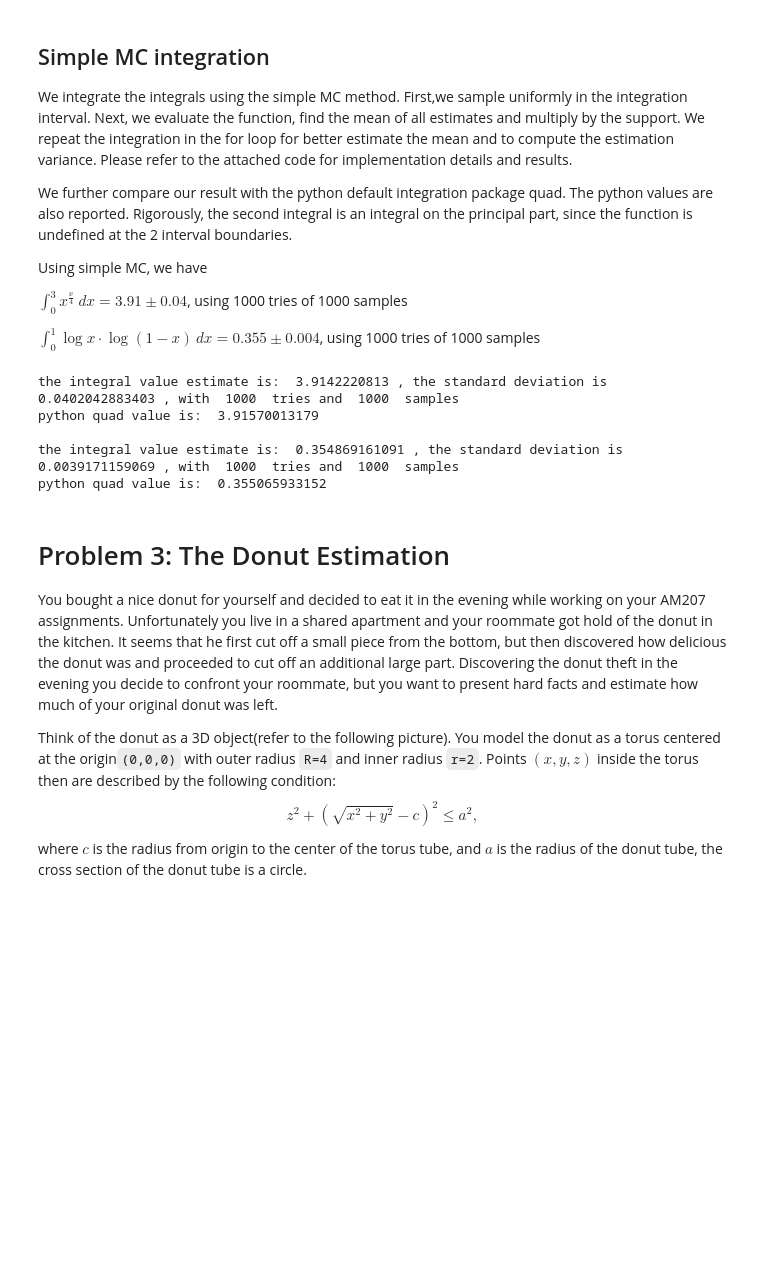
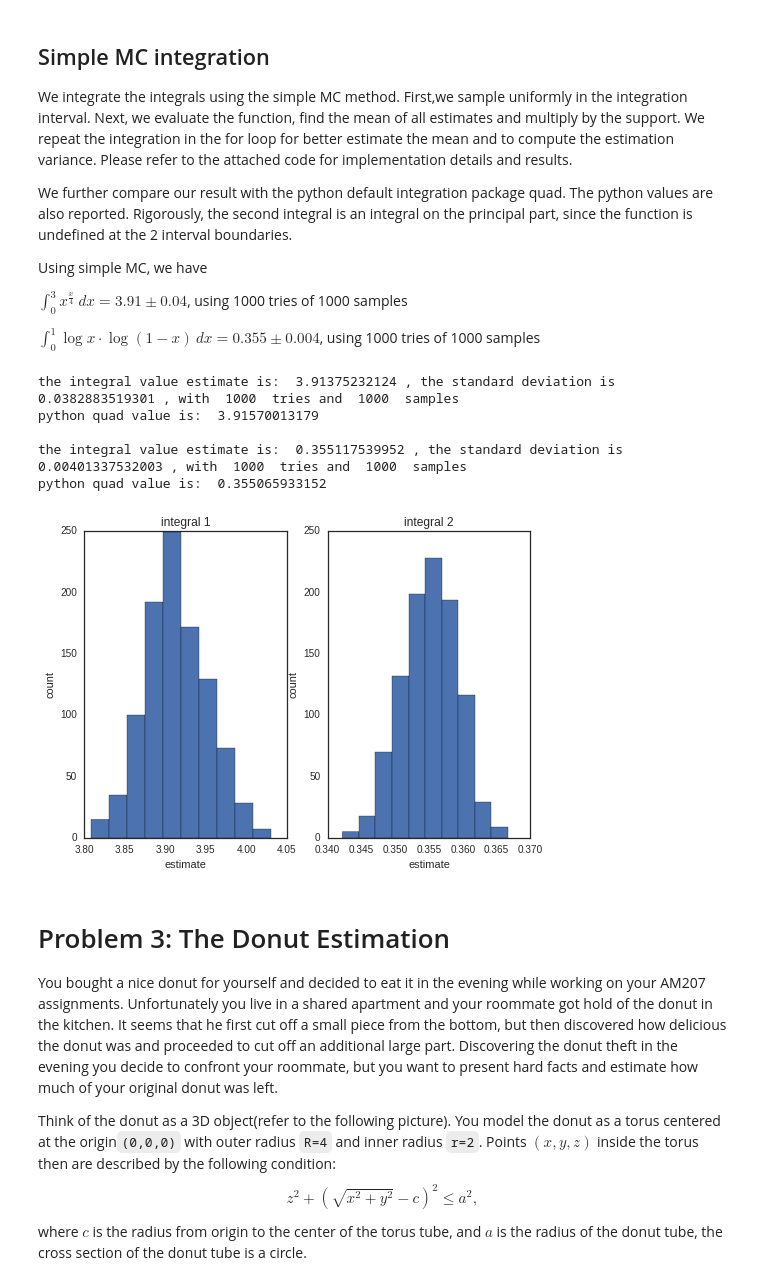
Before and after one commit to kevinchen1000/2016, a Jupyter notebook: Homework/AM207_yufengkevinchen_HW1.ipynb, the cells around one changed output. Drawn from its saved outputs; the diff is of its cells as text; code cells hidden in the pictures; blank space fills up the shorter version.

```diff
--- a/Homework/AM207_yufengkevinchen_HW1.ipynb
+++ b/Homework/AM207_yufengkevinchen_HW1.ipynb
@@ -246,7 +246,7 @@ def estimate_integral_MC(function_to_integrate, lower_bound, upper_bound, number
     std_value = np.std(results)
 
     #return solution
-    return mean_value, std_value
+    return mean_value, std_value,results
 
 #test cases
 def f(x):
@@ -255,37 +255,48 @@ def f(x):
 #homework case 1
 def g(x):
     return x**(x/4)
 
 #homework case 2
 def h(x):
     return np.log(x) * np.log(1-x)
 
 if __name__ == '__main__':
     #define number of tries and number of samples
     number_of_samples = 1000
     number_of_tries = 1000
 
     #mean,std = estimate_integral_MC(f, 2, 3, number_of_samples, number_of_tries)
 
     #case 1:
-    mean,std = estimate_integral_MC(g, 0, 3, number_of_samples, number_of_tries)
+    mean,std,results1 = estimate_integral_MC(g, 0, 3, number_of_samples, number_of_tries)
     true_val = integrate.quad(g,0,3)
     print "the integral value estimate is: ", mean, ", the standard deviation is ", std, ", with ", number_of_tries, \
           " tries and ", number_of_samples, " samples"
     print "python quad value is: ", true_val[0], "\n"
+    plt.subplot(1,2,1)
+    plt.title('integral 1')
+    plt.hist(results1,bins=10)
+    plt.xlabel('estimate')
+    plt.ylabel('count')
 
     #case 2:
-    mean,std = estimate_integral_MC(h, 0, 1, number_of_samples, number_of_tries)
+    mean,std,results2 = estimate_integral_MC(h, 0, 1, number_of_samples, number_of_tries)
     true_val = integrate.quad(h,0,1)
     print "the integral value estimate is: ", mean, ", the standard deviation is ", std, ", with ", number_of_tries, \
           " tries and ", number_of_samples, " samples"
     print "python quad value is: ", true_val[0], "\n"
+    plt.subplot(1,2,2)
+    plt.title('integral 2')
+    plt.hist(results2,bins=10)
+    plt.xlabel('estimate')
+    plt.ylabel('count')
 # %% [output]
-the integral value estimate is:  3.9142220813 , the standard deviation is  0.0402042883403 , with  1000  tries and  1000  samples
+the integral value estimate is:  3.91375232124 , the standard deviation is  0.0382883519301 , with  1000  tries and  1000  samples
 python quad value is:  3.91570013179
 
-the integral value estimate is:  0.354869161091 , the standard deviation is  0.0039171159069 , with  1000  tries and  1000  samples
+the integral value estimate is:  0.355117539952 , the standard deviation is  0.00401337532003 , with  1000  tries and  1000  samples
 python quad value is:  0.355065933152
+[figure, added]
 # %% [markdown]
 # Problem 3: The Donut Estimation
 
```
Also changed, not shown: parts of 12 cells of this notebook.
